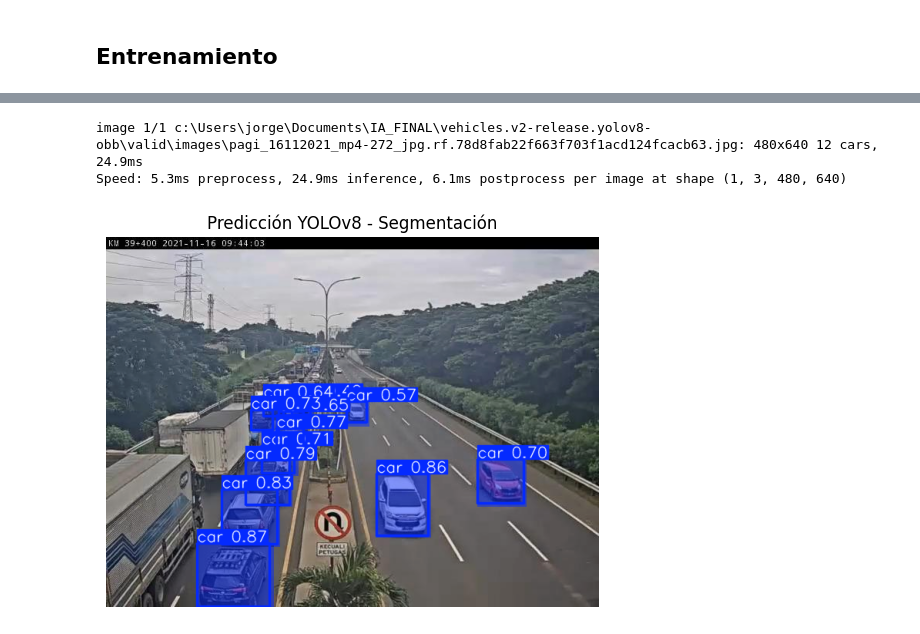
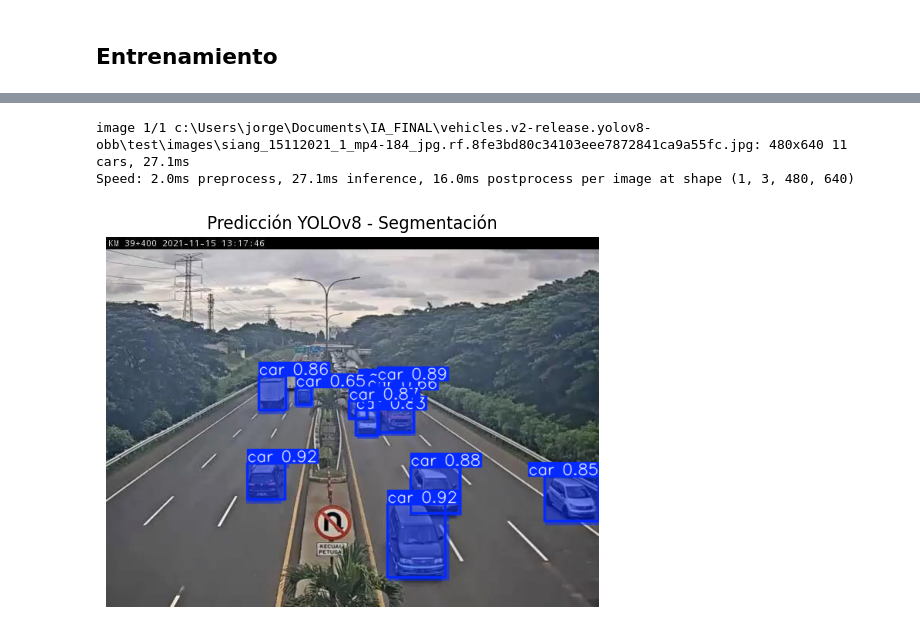
Before and after one commit to SirYorch/Smart-Traffic-Light, a Jupyter notebook: desarrolloIA.ipynb, the cells around one changed output, grey strips where cells are left out. Cells and saved outputs as stored; diff of their text form; code cells hidden in the pictures.

```diff
--- a/desarrolloIA.ipynb
+++ b/desarrolloIA.ipynb
@@ -160,37 +159,38 @@ from PIL import Image
 import numpy as np
 import os
 import cv2
+%matplotlib inline
 
 results = model.predict(
-    source="vehicles.v2-release.yolov8-obb/valid/images/pagi_16112021_mp4-272_jpg.rf.78d8fab22f663f703f1acd124fcacb63.jpg",
+    source="vehicles.v2-release.yolov8-obb/test/images/siang_15112021_1_mp4-184_jpg.rf.8fe3bd80c34103eee7872841ca9a55fc.jpg",
     save=False,
     show=False,
     task="segment"
 )
 
 img_with_boxes = results[0].plot()
 
 if isinstance(img_with_boxes, Image.Image):
     img_with_boxes = np.array(img_with_boxes)
 
 if img_with_boxes.shape[-1] == 3:
     img_rgb = cv2.cvtColor(img_with_boxes, cv2.COLOR_BGR2RGB)
 else:
     img_rgb = img_with_boxes
 
 output_path = "output.png"
 cv2.imwrite(output_path, cv2.cvtColor(img_rgb, cv2.COLOR_RGB2BGR))
 
 img = Image.open(output_path)
 
 plt.imshow(img)
 plt.axis('off')
 plt.title("Predicción YOLOv8 - Segmentación")
 plt.show()
 # %% [output]
-image 1/1 c:\Users\jorge\Documents\IA_FINAL\vehicles.v2-release.yolov8-obb\valid\images\pagi_16112021_mp4-272_jpg.rf.78d8fab22f663f703f1acd124fcacb63.jpg: 480x640 12 cars, 24.9ms
-Speed: 5.3ms preprocess, 24.9ms inference, 6.1ms postprocess per image at shape (1, 3, 480, 640)
+image 1/1 c:\Users\jorge\Documents\IA_FINAL\vehicles.v2-release.yolov8-obb\test\images\siang_15112021_1_mp4-184_jpg.rf.8fe3bd80c34103eee7872841ca9a55fc.jpg: 480x640 11 cars, 27.1ms
+Speed: 2.0ms preprocess, 27.1ms inference, 16.0ms postprocess per image at shape (1, 3, 480, 640)
-[figure, old version]
+[figure, new version]
 # %%
 results = model.predict(
     source="vehicles.v2-release.yolov8-obb/test/images/siang_15112021_1_mp4-66_jpg.rf.cd1a7ffe418b5a92dae09e3a567a561e.jpg",
```
Also changed, not shown: parts of 2 cells of this notebook, 4 other files.
